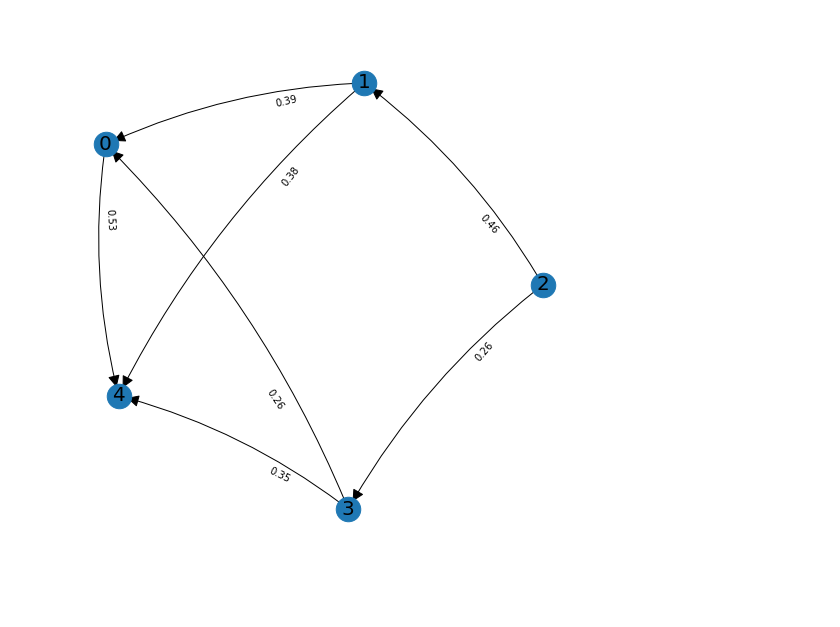
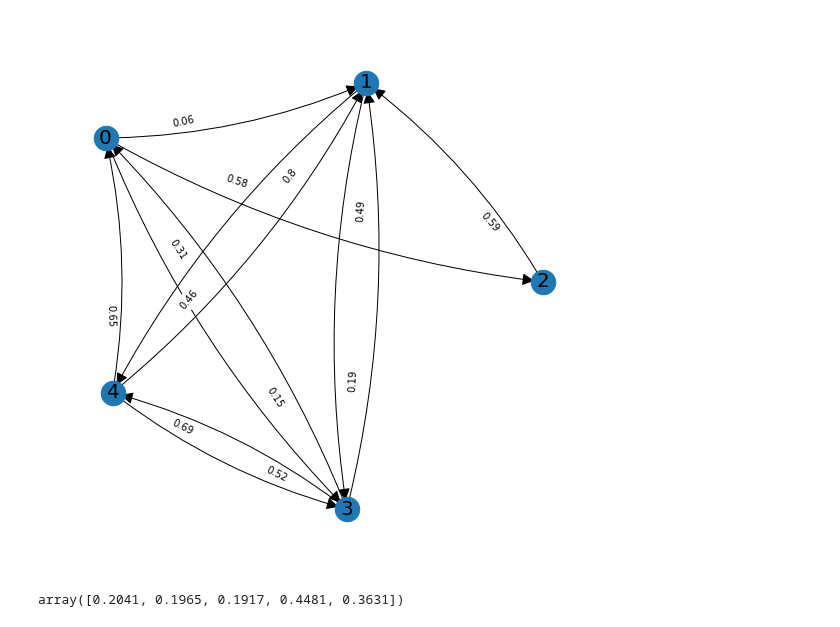
Before and after one commit to FPuoti255/OLA_project, a Jupyter notebook: src/trial_notebook.ipynb, the cells around one changed output. Drawn from its saved outputs; the diff is of its cells as text; code cells hidden in the pictures.

Commit message:
montecarlo sampling implemented

```diff
--- a/src/trial_notebook.ipynb
+++ b/src/trial_notebook.ipynb
@@ -13,10 +11,8 @@ def generate_click_probabilities(fully_connected : bool):
     adjacency_matrix[np.diag_indices(n = NUM_OF_PRODUCTS, ndim = 2)] = 0.0
 
     if not fully_connected:
-        indices = np.argwhere(adjacency_matrix).T
-        random_indices = random.sample(range(0, indices.shape[1]), np.random.randint(low=10, high=16))
-        random_indices = indices[:, random_indices]
-        adjacency_matrix[tuple(random_indices)] = 0.0
+        graph_mask = np.random.randint(low=0, high=2, size = adjacency_matrix.shape)
+        adjacency_matrix = np.multiply(adjacency_matrix, graph_mask)
 
     # # maybe this normalization is not needed
     # for i in range(NUM_OF_PRODUCTS):
@@ -38,33 +34,31 @@ def generate_observation_probabilities():
 
     return obs_prob
 
 def generate_prices (product_range : int, users_range : int):
     '''
     users_range is greater than product_range since we want to increase a little the probability
     that a user will buy a given product
     '''
     return np.round(np.random.random(size = NUM_OF_PRODUCTS) * product_range , 2), np.round(np.random.random(size = NUM_OF_PRODUCTS) * users_range , 2)
 
 if __name__ == '__main__' :
 
     # click_probabilities == edge weights in our case
     click_probabilities = generate_click_probabilities(fully_connected=False)
     observations_probabilities = generate_observation_probabilities()
 
     concentration_params = [100] + [70] * NUM_OF_PRODUCTS
     alpha_users = np.random.dirichlet( alpha= concentration_params, size = 1)
 
 
     product_prices, users_reservation_prices = generate_prices(product_range=70, users_range=100)
 
     env = Environment(alpha_users=alpha_users,
                       users_reservation_prices = users_reservation_prices,
                       product_prices = product_prices,
                       click_probabilities = click_probabilities,
                       observations_probabilities = observations_probabilities)
 
     Network.print_graph(G=env.network.G)
-
-    env.generate_live_edge_graph()
 # %% [output]
-[figure, old version]
+[figure, new version]
@@ -79,0 +65,4 @@ secondary_products = np.multiply(weights, observations_probabilities)
+# %%
+env.montecarlo_sampling()
+# %% [output]
+array([0.2041, 0.1965, 0.1917, 0.4481, 0.3631])
```
Also changed, not shown: parts of 4 cells of this notebook, 6 other files.
